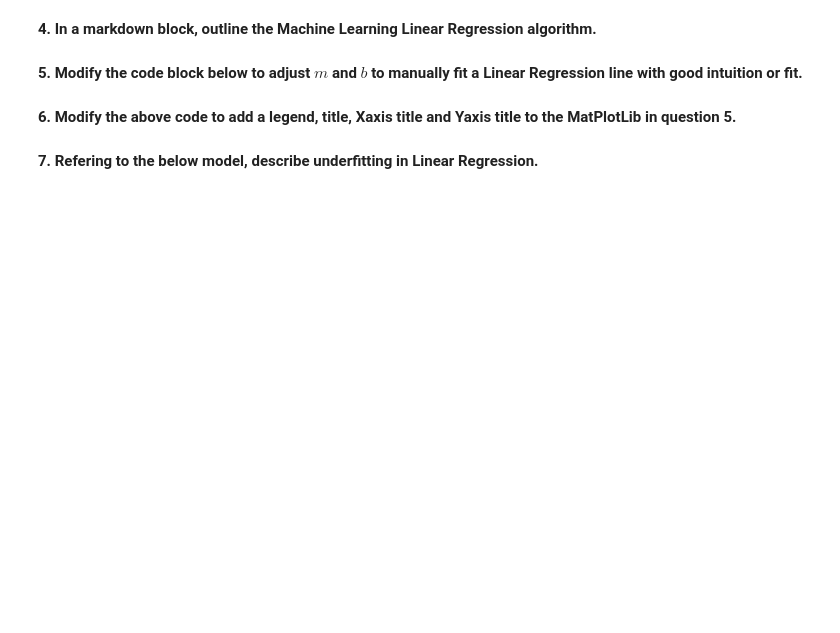
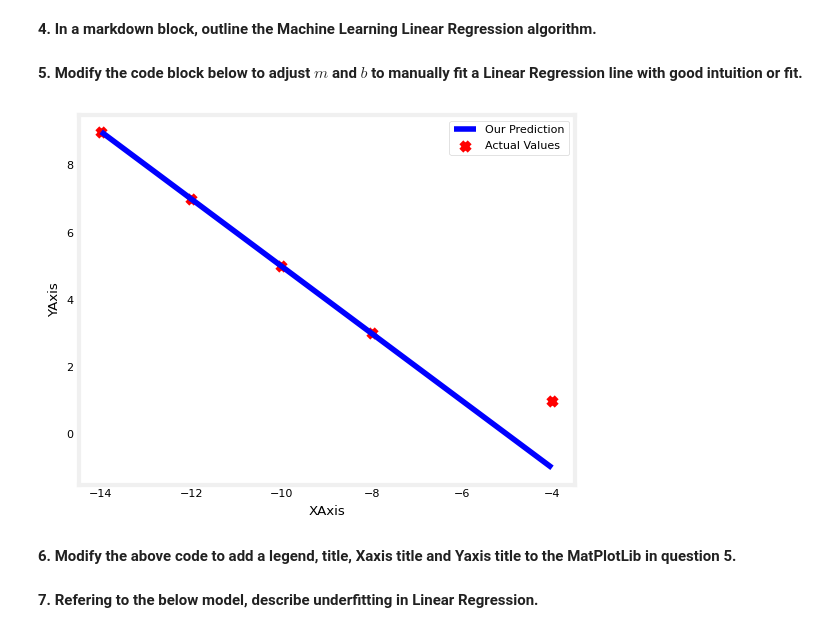
Before and after one commit to evans-au/Prepare_to_Teach_Software_Automation_Resources, a Jupyter notebook: Week_1_-_Linear_Regression/8.Week_1_Problem_Set.ipynb, the cells around one changed output. Saved outputs shown, nothing was run; the diff lists cells and outputs as text; code cells hidden in the pictures; blank space fills up the shorter version.

```diff
--- a/Week_1_-_Linear_Regression/8.Week_1_Problem_Set.ipynb
+++ b/Week_1_-_Linear_Regression/8.Week_1_Problem_Set.ipynb
@@ -109,15 +111,20 @@ __5. Modify the code block below to adjust $m$ and $b$ to manually fit a Linear
 # %%
 x_train = np.array([[-4], [-8], [-10], [-12], [-14]])
 y_train = np.array([1, 3, 5, 7, 9])
 
-m = 0
-b = 0
+m = -1
+b = -5
 
 tmp_f_mb = compute_model_output(x_train, m, b,)
 
 plt.plot(x_train, tmp_f_mb, c='b',label='Our Prediction')
 plt.scatter(x_train, y_train, marker='x', c='r',label='Actual Values')
+plt.xlabel("XAxis")
+plt.ylabel("YAxis")
+plt.legend()
 plt.show()
+# %% [output]
+[figure, added]
 # %% [markdown]
 __6. Modify the above code to add a legend, title, Xaxis title and Yaxis title to the MatPlotLib in question 5.__
 # %% [markdown]
```
Also changed, not shown: parts of 3 cells of this notebook.
